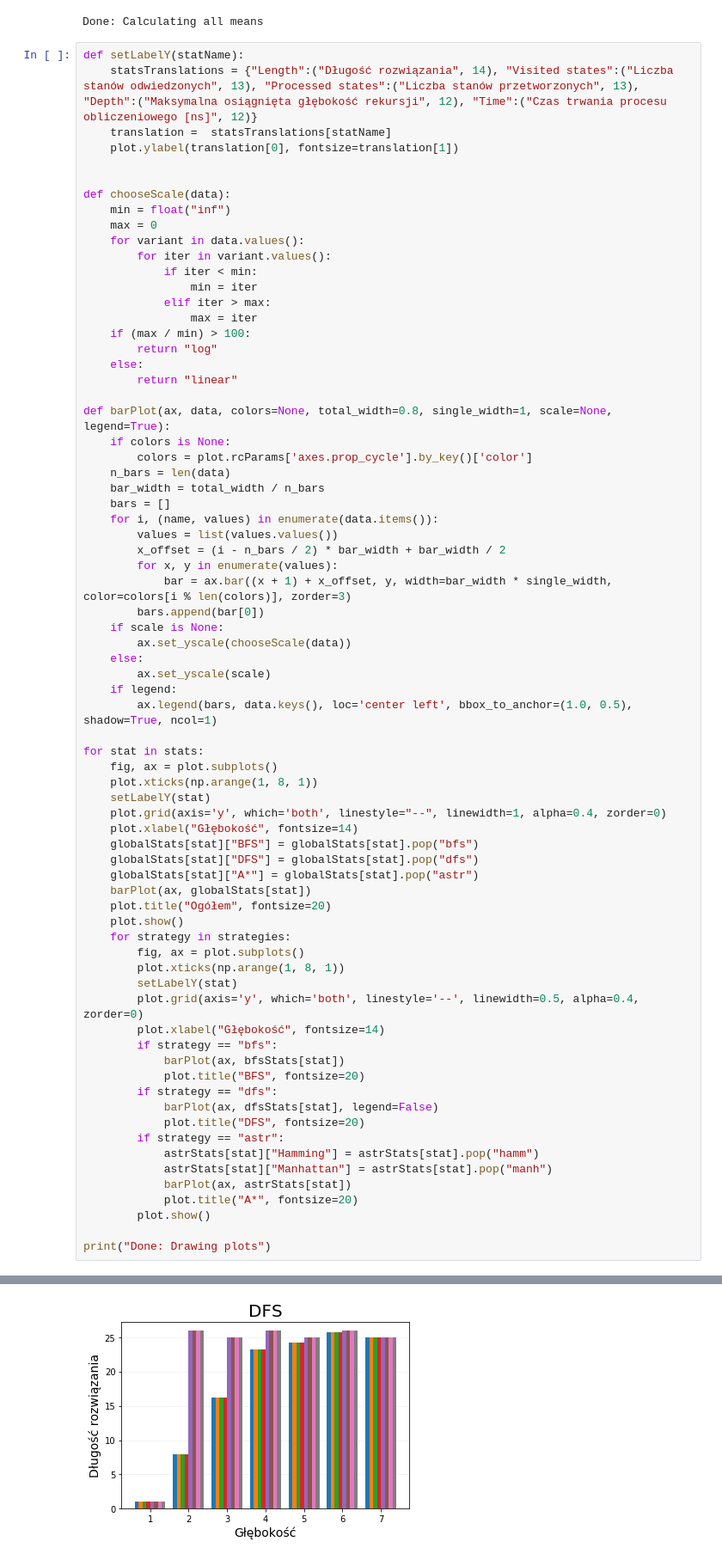
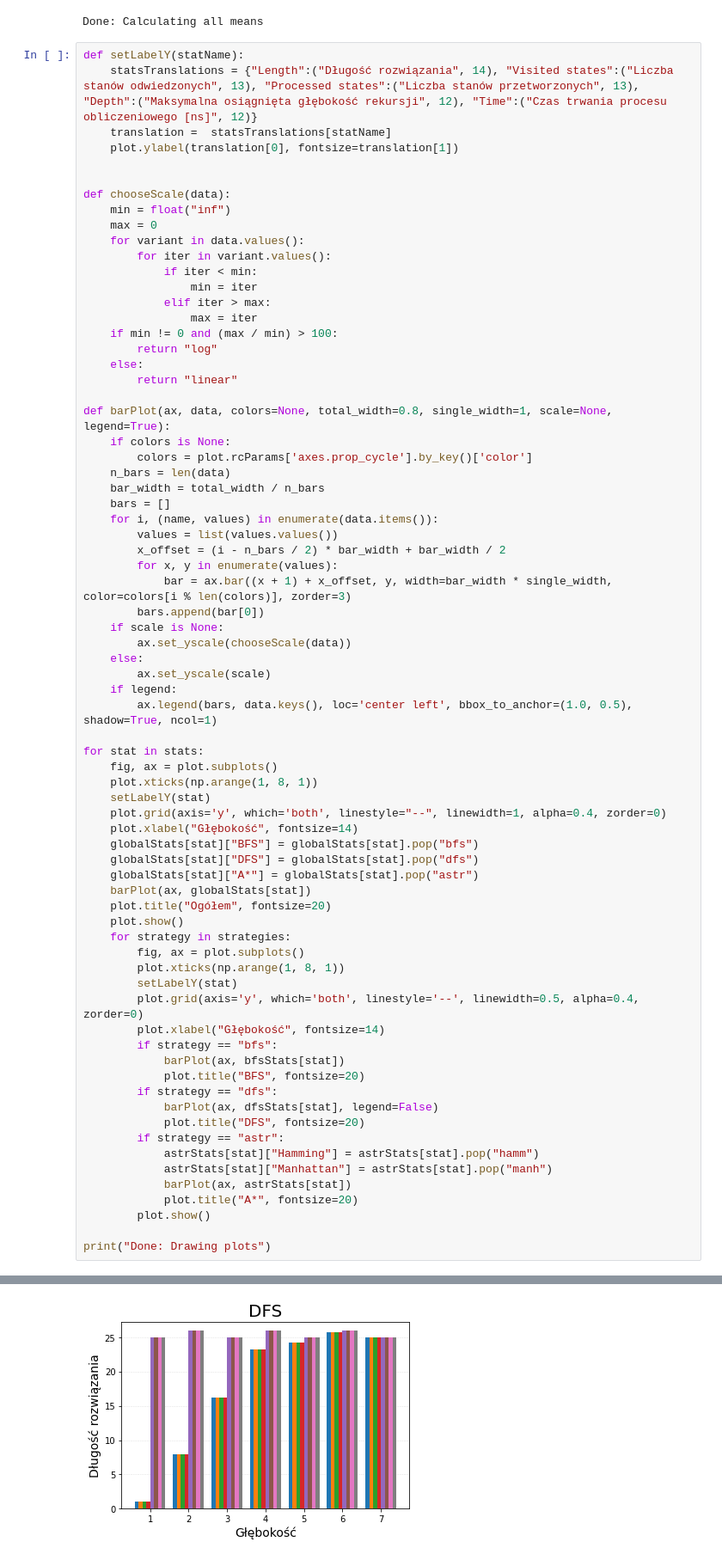
Before and after one commit to paw3lkunka/PL_2020_SISE, a Jupyter notebook: plots.ipynb, the cells around one changed output, grey strips where cells are left out. Shown at 86% size. Cells and saved outputs as stored; diff of their text form.

```diff
--- a/plots.ipynb
+++ b/plots.ipynb
@@ -129,7 +129,7 @@ def chooseScale(data):
 				min = iter
 			elif iter > max:
 				max = iter
-	if (max / min) > 100:
+	if min != 0 and (max / min) > 100:
 		return "log"
 	else:
 		return "linear"
@@ -191,2 +191,2 @@ print("Done: Drawing plots")
-[figure, old version]
+[figure, new version]
 [figure]
```
Also changed, not shown: parts of 1 cell of this notebook.
